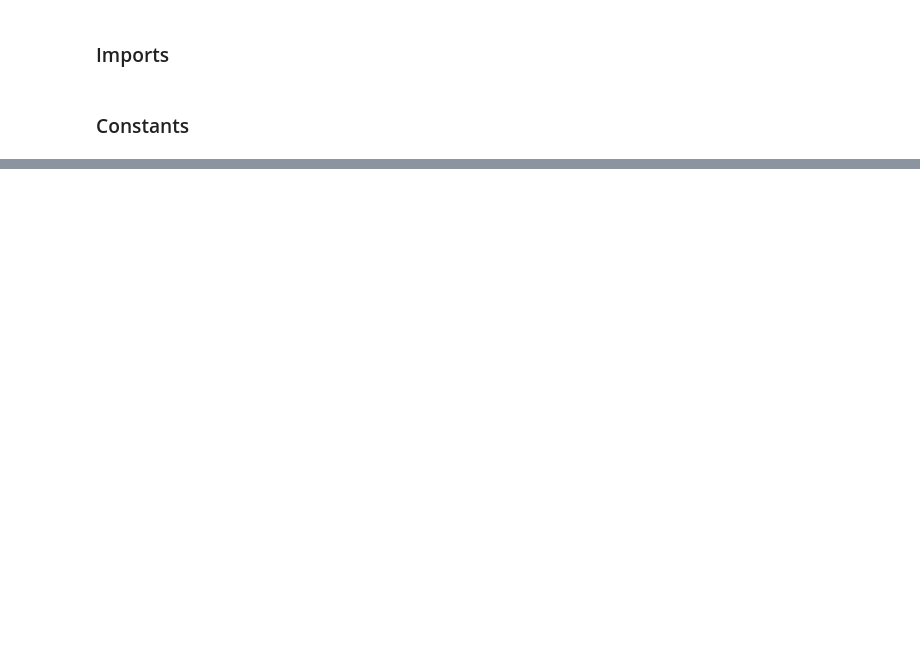
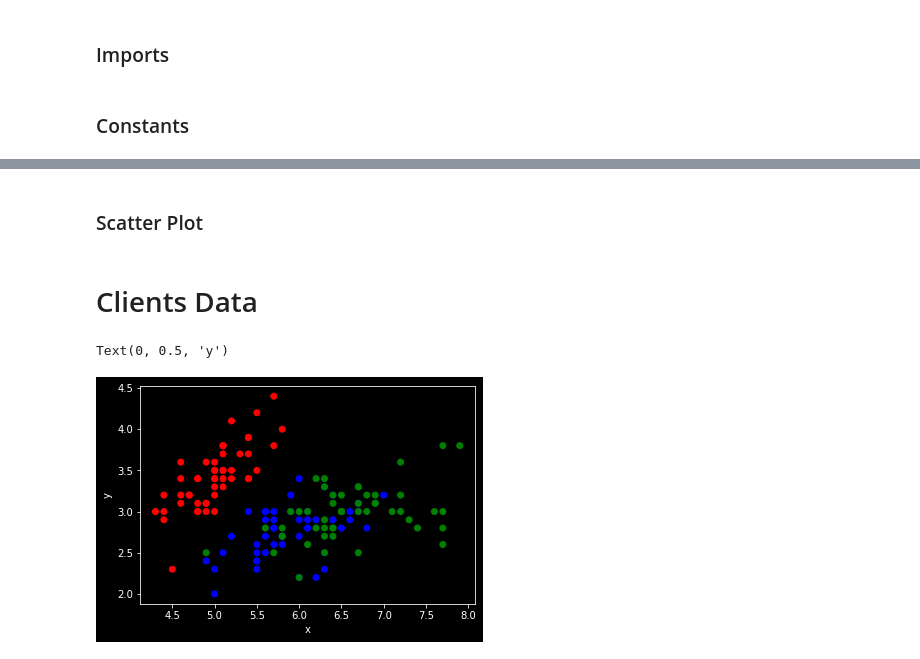
Before and after one commit to hjcostabr76/ml, a Jupyter notebook: nlp/e-commerce/nb_ecommerce.ipynb, the cells around one changed output, grey strips where cells are left out. Saved outputs shown, nothing was run; the diff lists cells and outputs as text; code cells hidden in the pictures; blank space fills up the shorter version.

```diff
--- a/nlp/e-commerce/nb_ecommerce.ipynb
+++ b/nlp/e-commerce/nb_ecommerce.ipynb
@@ -93,0 +134,2 @@ Empty message reviews: 58247 / 100000 (58.25%)
+# %% [markdown]
+### Scatter Plot
@@ -93,0 +145,76 @@ Empty message reviews: 58247 / 100000 (58.25%)
+# %% [markdown]
+# Clients Data
+# %%
+import seaborn as sns
+
+# -*- coding: utf-8 -*-
+"""
+Created on Tue Mar  5 16:20:50 2019
+
+@author: Michel Bessani
+"""
+
+import matplotlib.pyplot as plt
+import numpy as np
+
+plt.close('all')
+
+# =============================================================================
+# Diagrama de Dispersão
+# =============================================================================
+
+from sklearn import datasets
+iris = datasets.load_iris()
+
+
+# # Descrição do conjunto de Dados.
+# print(iris.DESCR)
+
+
+x = iris.data[:,0]
+y = iris.data[:,1]
+
+
+
+# # dispersao de 2 variaveis
+# plt.figure()
+# plt.scatter(x,y)
+# plt.xlabel('x')
+# plt.ylabel('y')
+
+
+# z = iris.data[:,2]
+
+# # dispersao de 3 variaveis
+# from mpl_toolkits.mplot3d import Axes3D
+# fig = plt.figure()
+# ax = fig.add_subplot(111, projection='3d')
+# ax.scatter(x, y, z)
+# ax.set_xlabel('x')
+# ax.set_ylabel('y')
+# ax.set_zlabel('z')
+
+
+# #Utilizando cores para as classes
+
+iris_class = iris.target
+c_dict = {0:'r', 1:'b', 2:'g'}
+colours = [c_dict[x] for x in iris_class]  # lista de cores para observacao
+
+
+# dispersao de 2 variaveis com as cores
+plt.figure()
+plt.scatter(x,y,c=colours)
+plt.xlabel('x')
+plt.ylabel('y')
+
+# dispersao de 3 variaveis com as cores
+# fig = plt.figure()
+# ax = fig.add_subplot(111, projection='3d')
+# ax.scatter(x, y, z, c=colours)
+# ax.set_xlabel('x')
+# ax.set_ylabel('y')
+# ax.set_zlabel('z')
+# %% [output]
+Text(0, 0.5, 'y')
+[figure, added]
```
Also changed, not shown: parts of 11 cells of this notebook.
